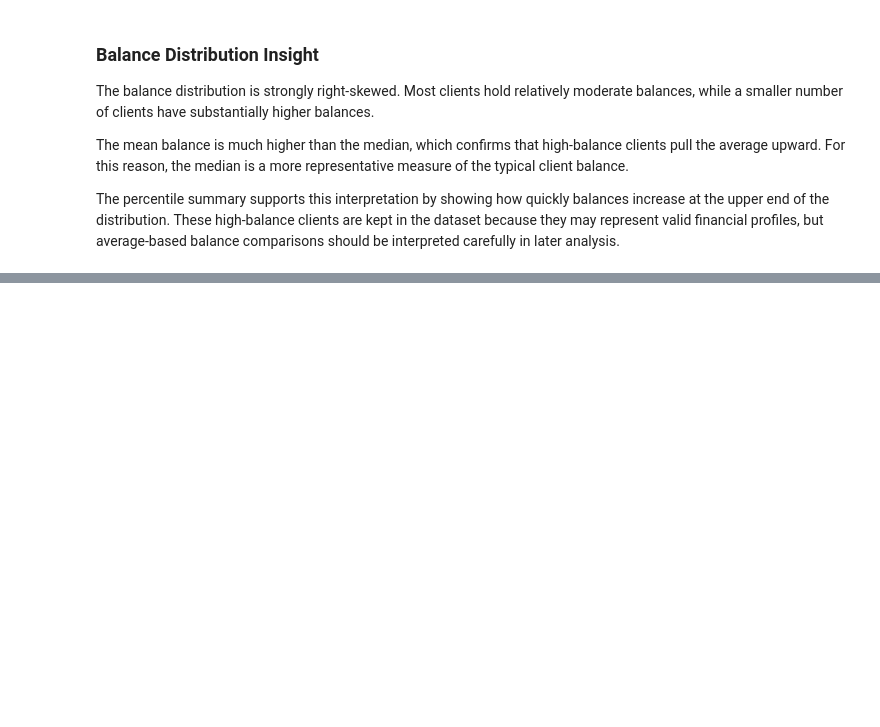
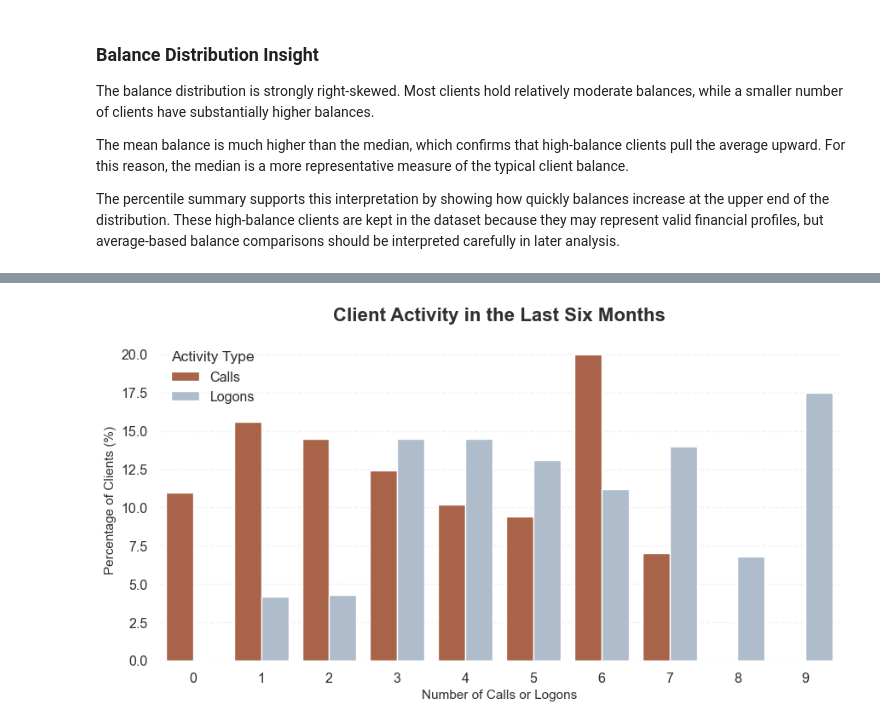
Before and after one commit to bloodnickel/project_2, a Jupyter notebook: 2_Python_Notebook/Johannes.ipynb, the cells around one changed output, grey strips where cells are left out. Saved outputs shown, nothing was run; the diff lists cells and outputs as text; code cells hidden in the pictures; blank space fills up the shorter version.

```diff
--- a/2_Python_Notebook/Johannes.ipynb
+++ b/2_Python_Notebook/Johannes.ipynb
@@ -891,0 +925,34 @@ The percentile summary supports this interpretation by showing how quickly balan
+# %%
+calls_distribution = df1_demo_clean["calls_6_months"].value_counts().reindex(range(10), fill_value=0).sort_index().reset_index()
+calls_distribution.columns = ["interaction_count", "client_count"]
+calls_distribution["activity_type"] = "Calls"
+
+logons_distribution = df1_demo_clean["logons_6_months"].value_counts().reindex(range(10), fill_value=0).sort_index().reset_index()
+logons_distribution.columns = ["interaction_count", "client_count"]
+logons_distribution["activity_type"] = "Logons"
+
+activity_distribution = pd.concat([calls_distribution, logons_distribution], ignore_index=True)
+activity_distribution["percentage"] = (activity_distribution["client_count"] / len(df1_demo_clean) * 100).round(1)
+# %%
+activity_palette = {"Calls": chart_colors["calls"], "Logons": chart_colors["activity"]}
+
+plt.figure(figsize=(9, 5))
+
+ax = sns.barplot(data=activity_distribution, x="interaction_count", y="percentage", hue="activity_type", palette=activity_palette)
+
+plt.title("Client Activity in the Last Six Months", fontsize=16, weight="bold", pad=15)
+plt.xlabel("Number of Calls or Logons", fontsize=11)
+plt.ylabel("Percentage of Clients (%)", fontsize=11)
+
+ax.grid(axis="y", linestyle="--", alpha=0.25)
+ax.grid(axis="x", visible=False)
+
+plt.legend(title="Activity Type", frameon=False)
+
+sns.despine(left=True, bottom=True)
+
+plt.tight_layout()
+plt.savefig("../3_Visualizations/client_activity_last_six_months.png", dpi=300, bbox_inches="tight")
+plt.show()
+# %% [output]
+[figure, added]
```
Also changed, not shown: parts of 23 cells of this notebook, 9 other files.
